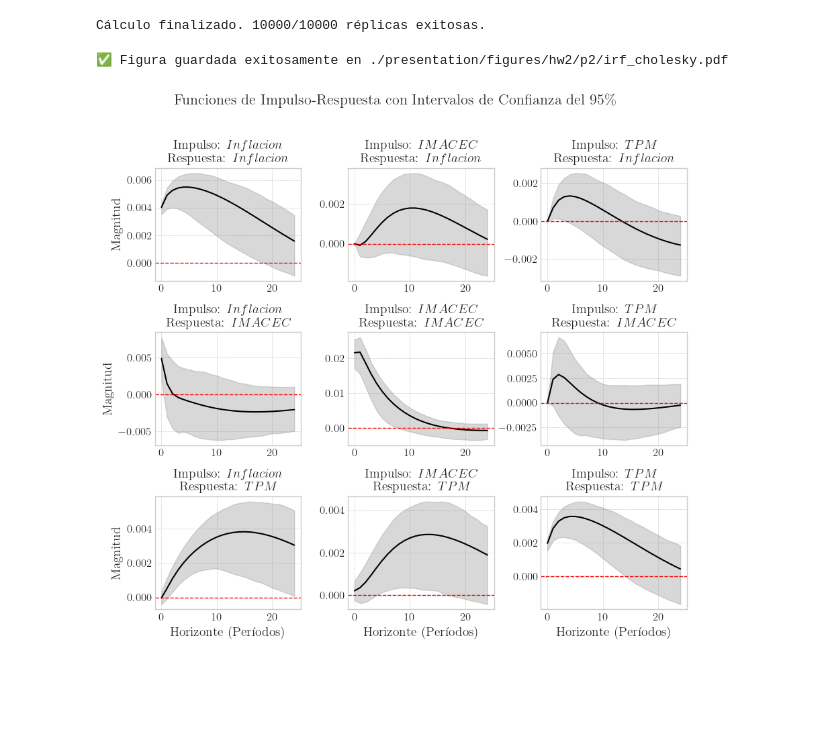
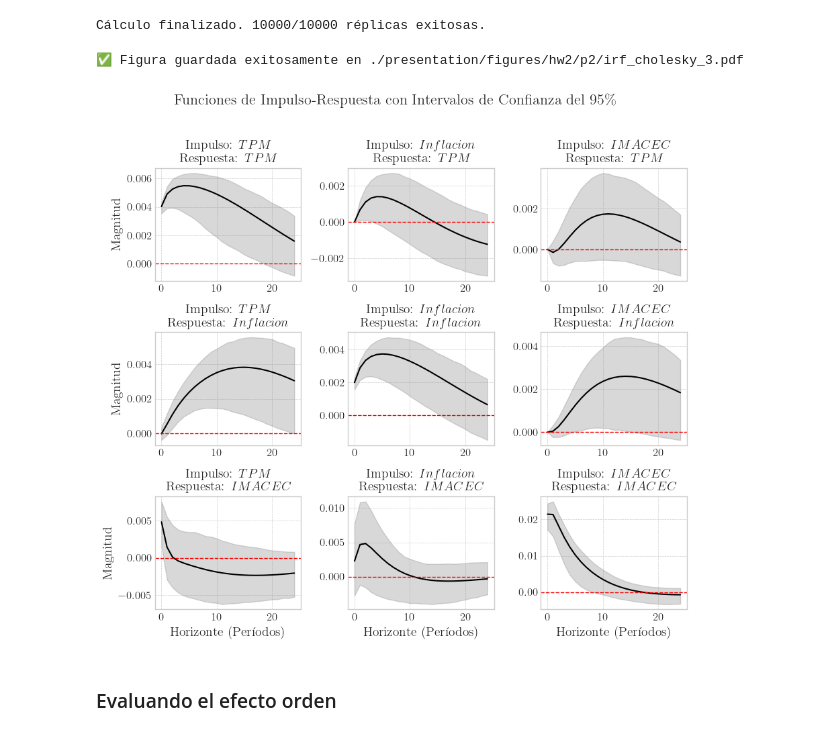
Before and after one commit to ensta630team/HW2, a Jupyter notebook: presentation/notebooks/hw_2/problema_1.ipynb, the cells around one changed output. Saved outputs shown, nothing was run; the diff lists cells and outputs as text; code cells hidden in the pictures; blank space fills up the shorter version.

```diff
--- a/presentation/notebooks/hw_2/problema_1.ipynb
+++ b/presentation/notebooks/hw_2/problema_1.ipynb
@@ -29,8 +29,8 @@ dataset = create_dataset(path, problem=5)
 [INFO] ¡Datos cargados exitosamente!
 # %%
 i_reshaped = dataset['i'][12:]
-X = np.vstack([dataset['pi'], dataset['y'], i_reshaped]).T
-X = np.vstack([dataset['pi'], dataset['y'], i_reshaped]).T
+X = np.vstack([dataset['y'], dataset['pi'], i_reshaped]).T
+X = np.vstack([dataset['pi'], i_reshaped, dataset['y']]).T
 # %%
 fig, axes = plt.subplots(1,3, figsize=(9, 3), sharex=True)
 plots.plot_time_series(X,
@@ -92,14 +114,16 @@ Cálculo finalizado. 10000/10000 réplicas exitosas.
 # %%
 fig, axes = plt.subplots(3, 3, figsize=(9,9))
 fig, axes = plots.plot_irf_with_confidence_bands(
     irf_point_estimate=irf_point,
     irf_lower_band=irf_lower,
     irf_upper_band=irf_upper,
-    variable_names=['Inflacion', 'IMACEC', 'TPM'],
+    variable_names=['TPM', 'Inflacion', 'IMACEC'],
     axes=axes, fig=fig
 )
-save_figure(fig, './presentation/figures/hw2/p2/irf_cholesky.pdf')
+save_figure(fig, './presentation/figures/hw2/p2/irf_cholesky_3.pdf')
 # %% [output]
-✅ Figura guardada exitosamente en ./presentation/figures/hw2/p2/irf_cholesky.pdf
+✅ Figura guardada exitosamente en ./presentation/figures/hw2/p2/irf_cholesky_3.pdf
-[figure, old version]
+[figure, new version]
+# %% [markdown]
+### Evaluando el efecto orden
 # %%
```
Also changed, not shown: parts of 11 cells of this notebook, 11 other files.
